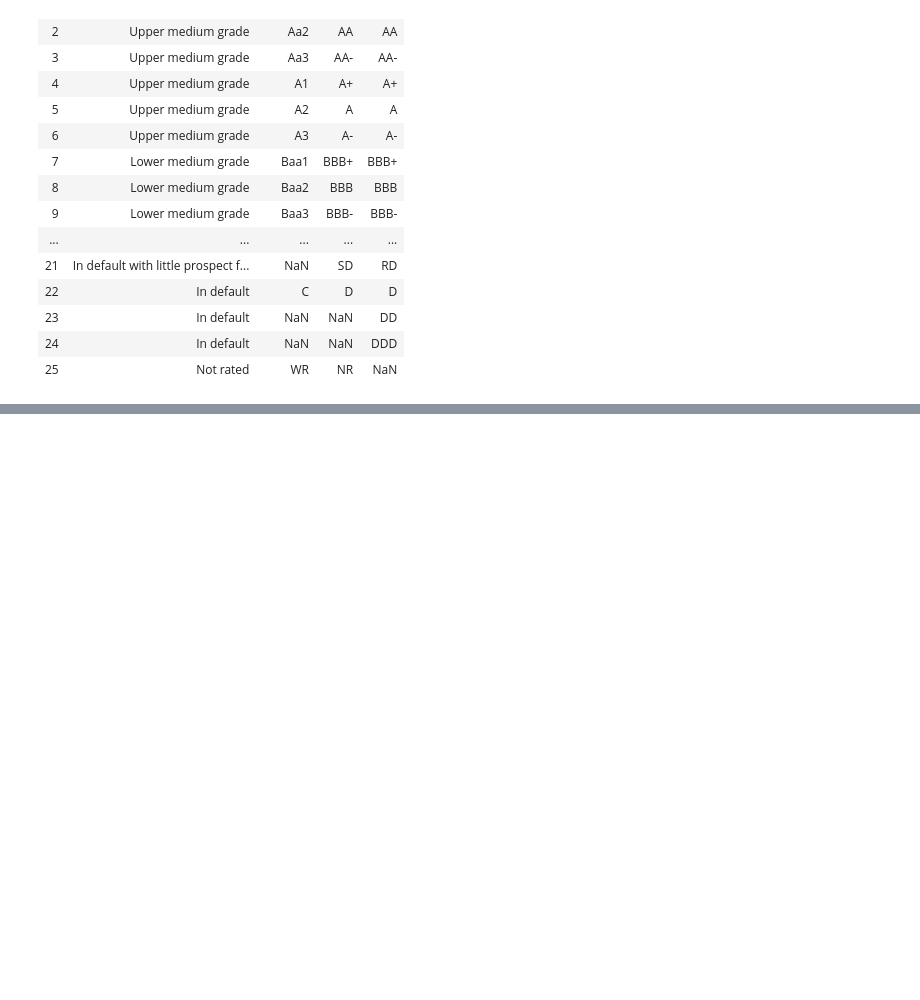
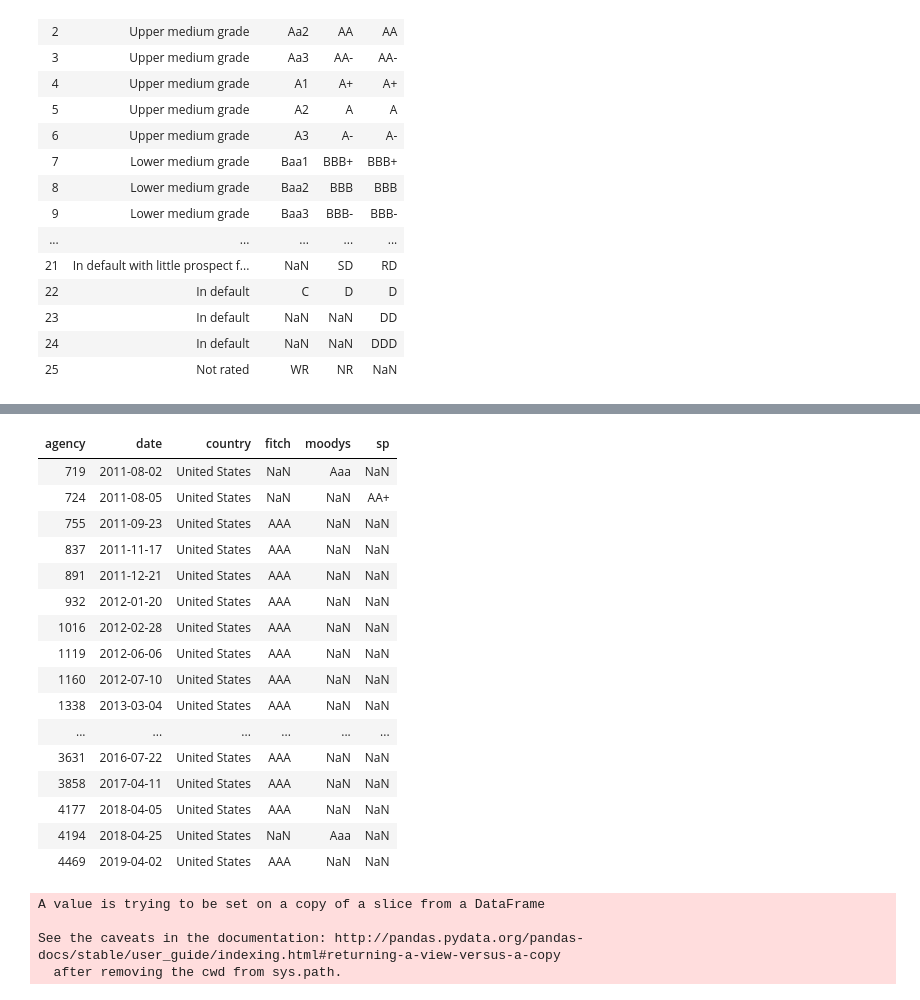
Before and after one commit to feraguilari/WorldBank_Capstone, a Jupyter notebook: country_ratings_EDA.ipynb, the cells around one changed output, grey strips where cells are left out. Cells and saved outputs as stored; diff of their text form; code cells hidden in the pictures; blank space fills up the shorter version.

```diff
--- a/country_ratings_EDA.ipynb
+++ b/country_ratings_EDA.ipynb
@@ -63,3 +84,5 @@ valid_ratings
 moodys_ratings = list(valid_ratings.Moodys.dropna())
 sp_ratings = list(valid_ratings.SP.dropna())
 fitch_ratings = list(valid_ratings.Fitch.dropna())
+all_ratings=fitch_ratings+moodys_ratings+sp_ratings
+all_ratings[:10]
@@ -65,0 +91,5 @@ fitch_ratings = list(valid_ratings.Fitch.dropna())
+# %%
+se = set(all_ratings)
+se1 = set(ratings_df.rating.unique())
+no_ratings=list(se1-se)
+no_ratings
@@ -65,0 +98,5 @@ fitch_ratings = list(valid_ratings.Fitch.dropna())
+# %%
+ratings_df = ratings_df[~ratings_df["rating"].isin(no_ratings)]
+pivot_ratings=ratings_df.pivot_table(values='rating',columns='agency', index=['date','country'], aggfunc='first')
+pivot_ratings=pivot_ratings.reset_index()
+pivot_ratings.head()
@@ -65,0 +120,31 @@ fitch_ratings = list(valid_ratings.Fitch.dropna())
+# %%
+pivot_ratings[pivot_ratings['country']=='United States']
+# %% [output]
+| agency | date | country | fitch | moodys | sp |
+| 719 | 2011-08-02 | United States | NaN | Aaa | NaN |
+| 724 | 2011-08-05 | United States | NaN | NaN | AA+ |
+| 755 | 2011-09-23 | United States | AAA | NaN | NaN |
+| 837 | 2011-11-17 | United States | AAA | NaN | NaN |
+| 891 | 2011-12-21 | United States | AAA | NaN | NaN |
+| 932 | 2012-01-20 | United States | AAA | NaN | NaN |
+| 1016 | 2012-02-28 | United States | AAA | NaN | NaN |
+| 1119 | 2012-06-06 | United States | AAA | NaN | NaN |
+| 1160 | 2012-07-10 | United States | AAA | NaN | NaN |
+| 1338 | 2013-03-04 | United States | AAA | NaN | NaN |
+| ... | ... | ... | ... | ... | ... |
+| 3631 | 2016-07-22 | United States | AAA | NaN | NaN |
+| 3858 | 2017-04-11 | United States | AAA | NaN | NaN |
+| 4177 | 2018-04-05 | United States | AAA | NaN | NaN |
+| 4194 | 2018-04-25 | United States | NaN | Aaa | NaN |
+| 4469 | 2019-04-02 | United States | AAA | NaN | NaN |
+# %%
+valid_ratings['conv']=np.nan
+n=0
+for i in valid_ratings.index:
+    valid_ratings['conv'][i]=len(valid_ratings)-n
+    n+=1
+# %% [output]
+A value is trying to be set on a copy of a slice from a DataFrame
+
+See the caveats in the documentation: http://pandas.pydata.org/pandas-docs/stable/user_guide/indexing.html#returning-a-view-versus-a-copy
+  after removing the cwd from sys.path.
```
Also changed, not shown: parts of 10 cells of this notebook, 1 other file.
